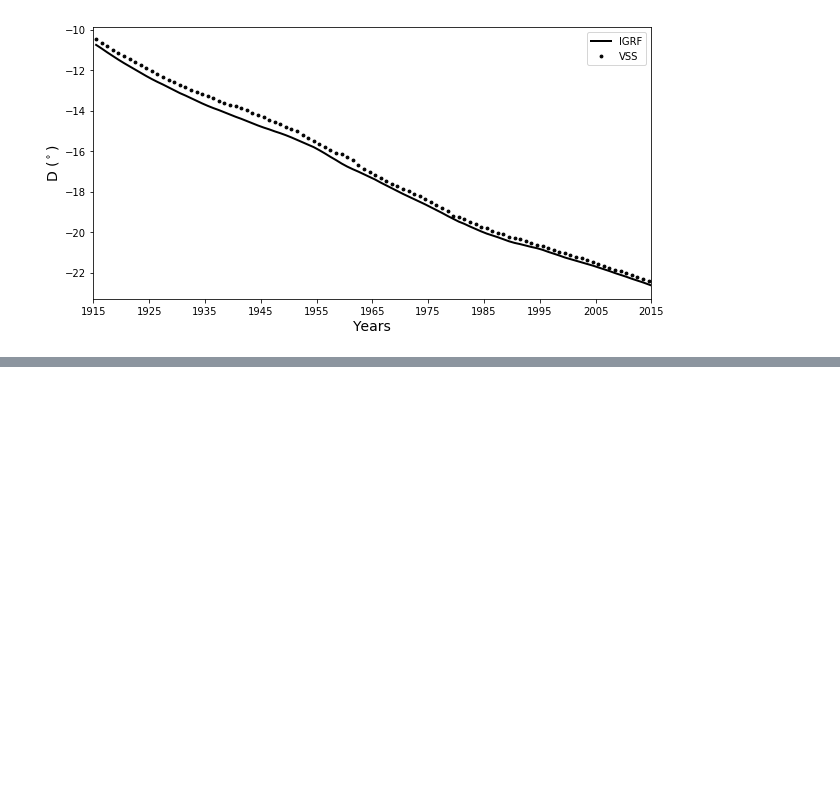
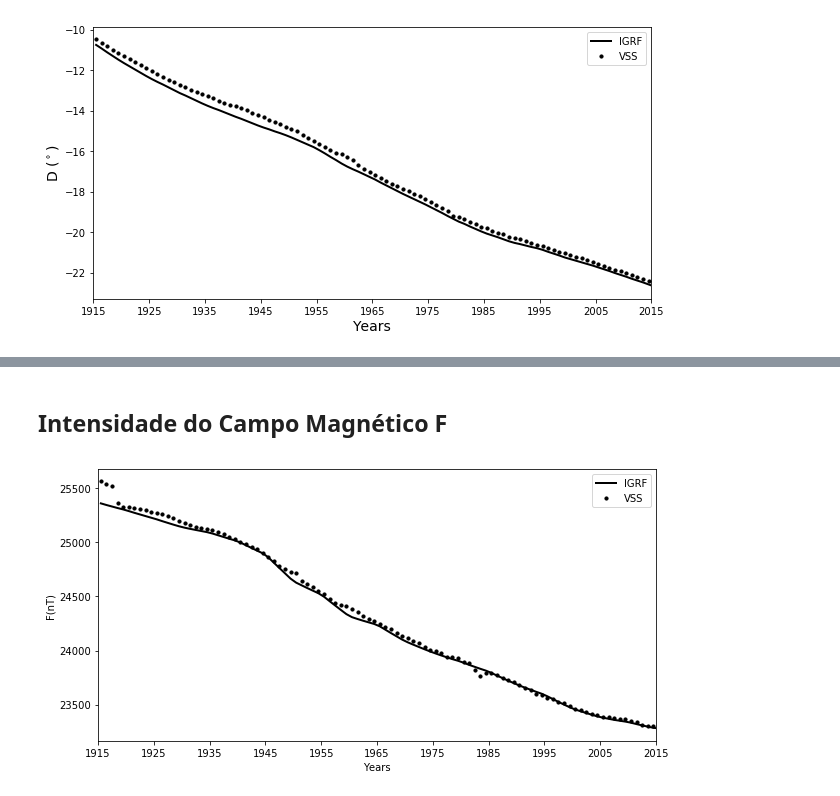
Before and after one commit to arturbenevides/Geomagnetismo, a Jupyter notebook: Observatório Magnético de Vassouras/Codes para II Pangeo/100anosVSS.ipynb, the cells around one changed output, grey strips where cells are left out. Saved outputs shown, nothing was run; the diff lists cells and outputs as text; code cells hidden in the pictures; blank space fills up the shorter version.

```diff
--- a/Observatório Magnético de Vassouras/Codes para II Pangeo/100anosVSS.ipynb
+++ b/Observatório Magnético de Vassouras/Codes para II Pangeo/100anosVSS.ipynb
@@ -93,0 +123,27 @@ fig.savefig('D.png', dpi=300)
+# %% [markdown]
+## Intensidade do Campo Magnético F
+# %%
+yr = VSS[:,0]
+f = VSS[:,7]
+igrf_f = igrf[:,13]
+
+fig = plt.figure(figsize=(10.0, 5.0))
+
+Vass = plt.scatter(yr,f, 10, label="VSS", color='black')
+IGRF = plt.plot(yr,igrf_f, label="IGRF", linestyle='solid', color='black', linewidth=2)
+
+#plt.title('F from Vassouras Magnetic Observatory (1915-2008)')
+plt.legend([Vass], ["VSS"])
+plt.legend()
+
+plt.ylabel('F(nT)')
+plt.xlabel('Years')
+plt.xticks(np.arange(1915, 2016, 10))
+pylab.xlim([1915,2015])
+plt.show()
+
+
+
+fig.savefig('F.png', dpi=300)
+# %% [output]
+[figure, added]
```
Also changed, not shown: parts of 23 cells of this notebook, 20 other files.
